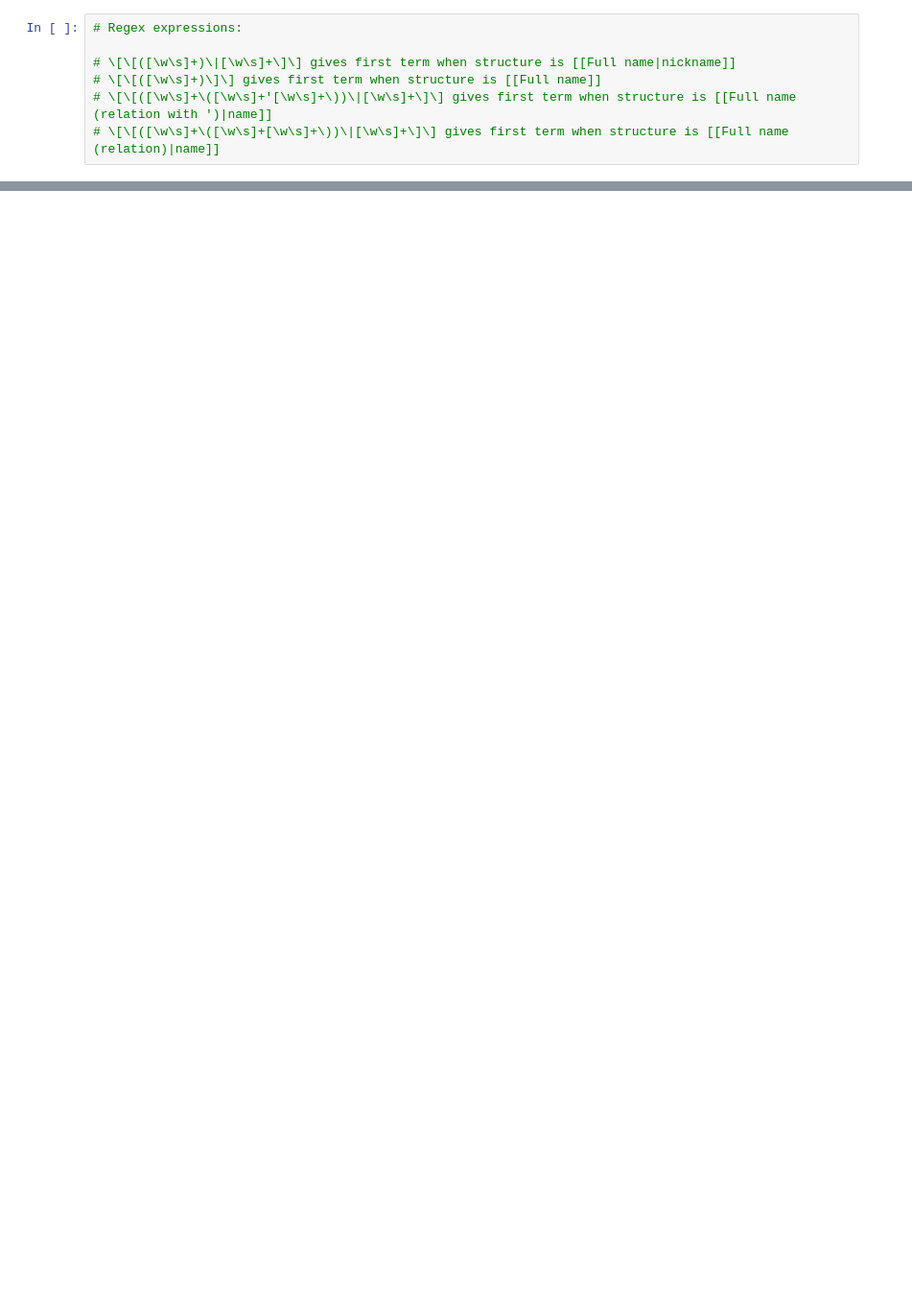
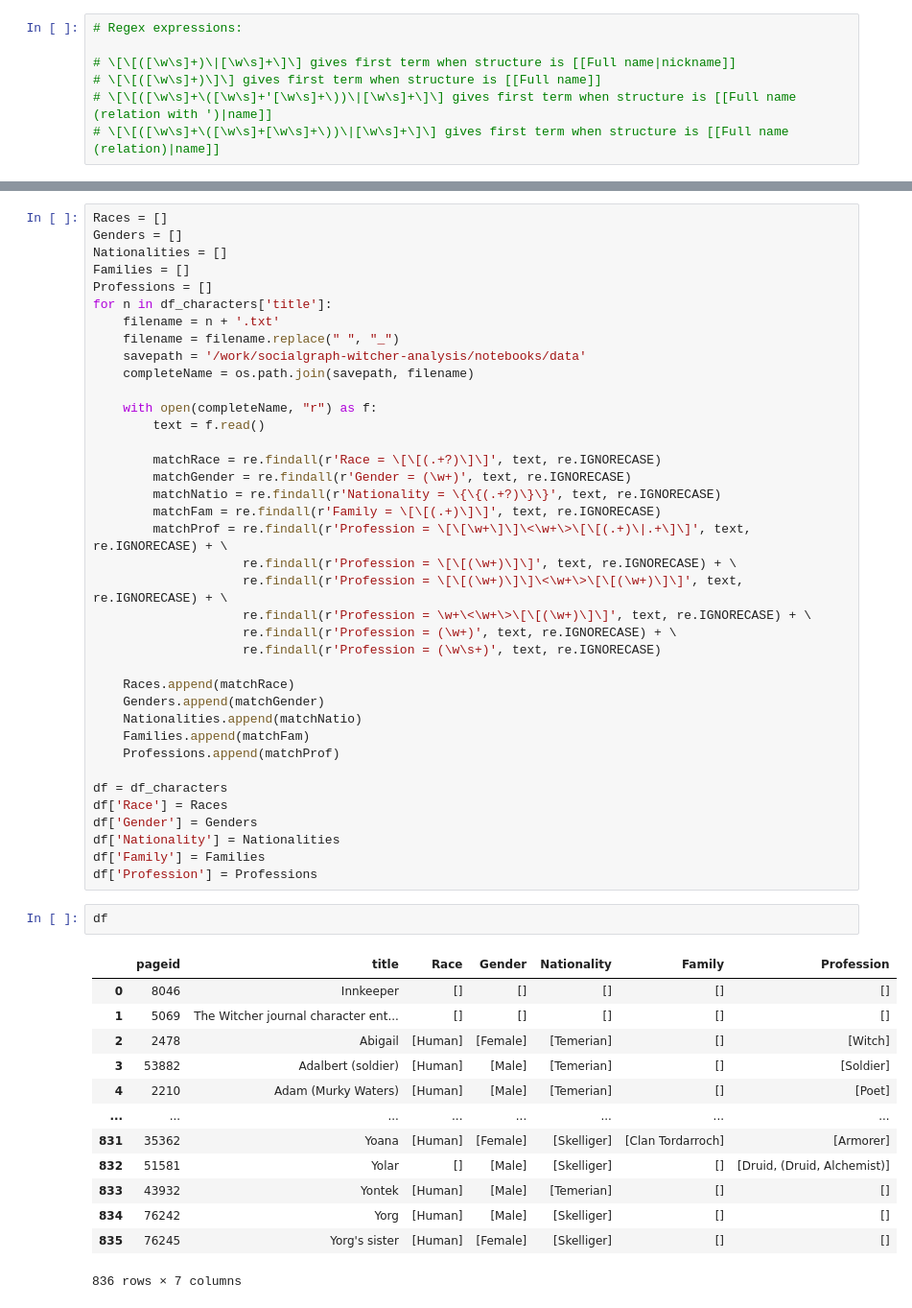
Before and after one commit to datarise/socialgraph-witcher-analysis, a Jupyter notebook: notebooks/build_graph.ipynb, the cells around one changed output, grey strips where cells are left out. Shown at 96% size. Saved outputs shown, nothing was run; the diff lists cells and outputs as text; blank space fills up the shorter version.

```diff
--- a/notebooks/build_graph.ipynb
+++ b/notebooks/build_graph.ipynb
@@ -7,0 +46,54 @@
+# %%
+Races = []
+Genders = []
+Nationalities = []
+Families = []
+Professions = []
+for n in df_characters['title']:
+    filename = n + '.txt'
+    filename = filename.replace(" ", "_")
+    savepath = '/work/socialgraph-witcher-analysis/notebooks/data'
+    completeName = os.path.join(savepath, filename)
+
+    with open(completeName, "r") as f:
+        text = f.read()
+
+        matchRace = re.findall(r'Race = \[\[(.+?)\]\]', text, re.IGNORECASE)
+        matchGender = re.findall(r'Gender = (\w+)', text, re.IGNORECASE)
+        matchNatio = re.findall(r'Nationality = \{\{(.+?)\}\}', text, re.IGNORECASE)
+        matchFam = re.findall(r'Family = \[\[(.+)\]\]', text, re.IGNORECASE)
+        matchProf = re.findall(r'Profession = \[\[\w+\]\]\<\w+\>\[\[(.+)\|.+\]\]', text, re.IGNORECASE) + \
+                    re.findall(r'Profession = \[\[(\w+)\]\]', text, re.IGNORECASE) + \
+                    re.findall(r'Profession = \[\[(\w+)\]\]\<\w+\>\[\[(\w+)\]\]', text, re.IGNORECASE) + \
+                    re.findall(r'Profession = \w+\<\w+\>\[\[(\w+)\]\]', text, re.IGNORECASE) + \
+                    re.findall(r'Profession = (\w+)', text, re.IGNORECASE) + \
+                    re.findall(r'Profession = (\w\s+)', text, re.IGNORECASE)
+
+    Races.append(matchRace)
+    Genders.append(matchGender)
+    Nationalities.append(matchNatio)
+    Families.append(matchFam)
+    Professions.append(matchProf)
+
+df = df_characters
+df['Race'] = Races
+df['Gender'] = Genders
+df['Nationality'] = Nationalities
+df['Family'] = Families
+df['Profession'] = Professions
+# %%
+df
+# %% [output]
+|  | pageid | title | Race | Gender | Nationality | Family | Profession |
+| 0 | 8046 | Innkeeper | [] | [] | [] | [] | [] |
+| 1 | 5069 | The Witcher journal character ent... | [] | [] | [] | [] | [] |
+| 2 | 2478 | Abigail | [Human] | [Female] | [Temerian] | [] | [Witch] |
+| 3 | 53882 | Adalbert (soldier) | [Human] | [Male] | [Temerian] | [] | [Soldier] |
+| 4 | 2210 | Adam (Murky Waters) | [Human] | [Male] | [Temerian] | [] | [Poet] |
+| ... | ... | ... | ... | ... | ... | ... | ... |
+| 831 | 35362 | Yoana | [Human] | [Female] | [Skelliger] | [Clan Tordarroch] | [Armorer] |
+| 832 | 51581 | Yolar | [] | [Male] | [Skelliger] | [] | [Druid, (Druid, Alchemist)] |
+| 833 | 43932 | Yontek | [Human] | [Male] | [Temerian] | [] | [] |
+| 834 | 76242 | Yorg | [Human] | [Male] | [Skelliger] | [] | [] |
+| 835 | 76245 | Yorg's sister | [Human] | [Female] | [Skelliger] | [] | [] |
+836 rows × 7 columns
```
Also changed, not shown: parts of 21 cells of this notebook, 6 other files.
